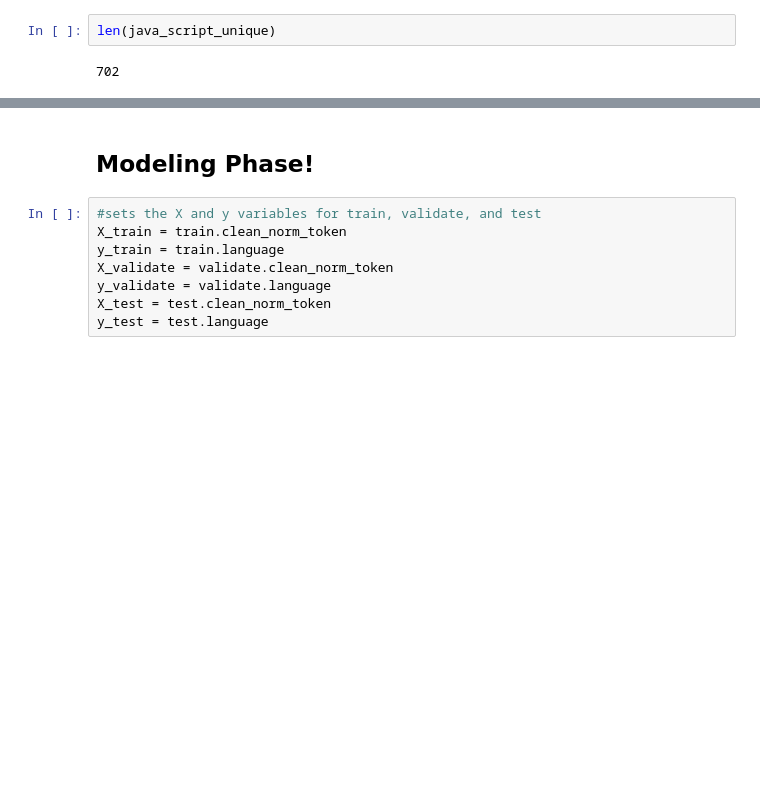
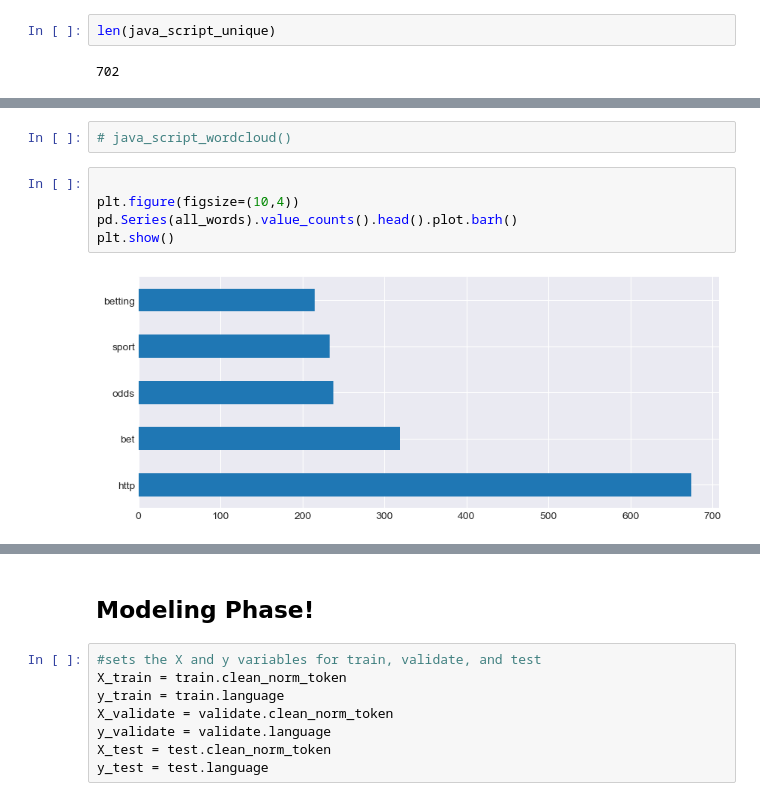
Before and after one commit to NLP-sports-betting/nlp_sports_betting, a Jupyter notebook: explore_manuel.ipynb, the cells around one changed output, grey strips where cells are left out. Cells and saved outputs as stored; diff of their text form; blank space fills up the shorter version.

```diff
--- a/explore_manuel.ipynb
+++ b/explore_manuel.ipynb
@@ -513,0 +541,9 @@ len(java_script_unique)
+# %%
+# java_script_wordcloud()
+# %%
+
+plt.figure(figsize=(10,4))
+pd.Series(all_words).value_counts().head().plot.barh()
+plt.show()
+# %% [output]
+[figure, added]
```
Also changed, not shown: parts of 17 cells of this notebook, 2 other files.
